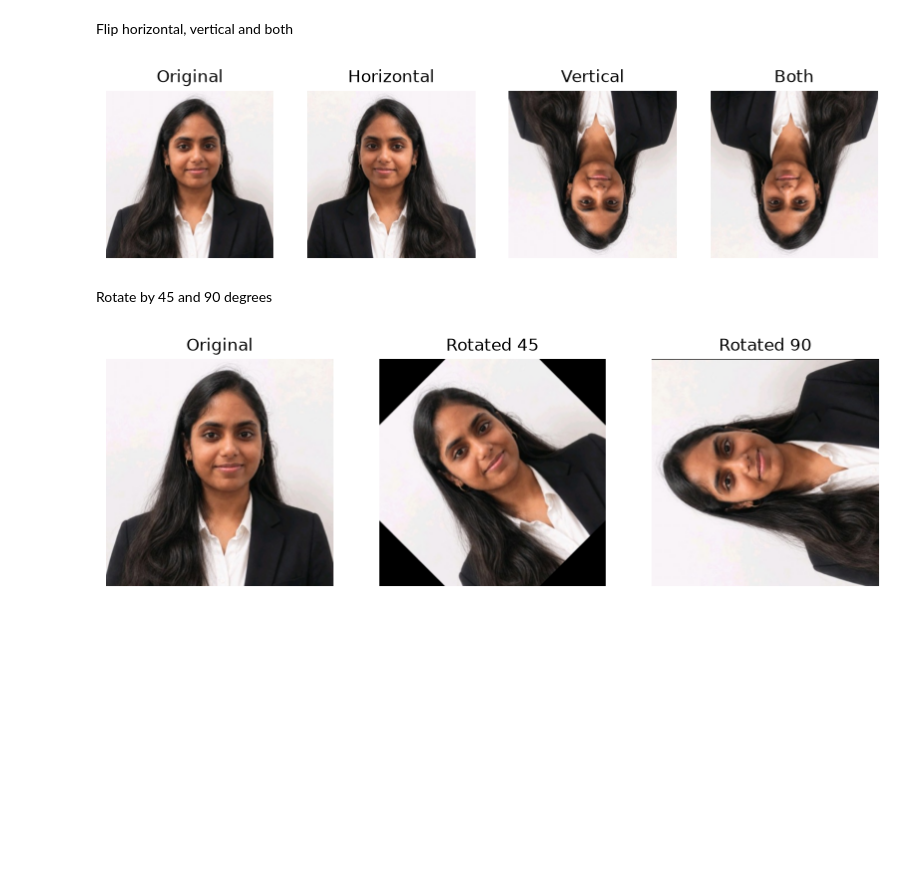
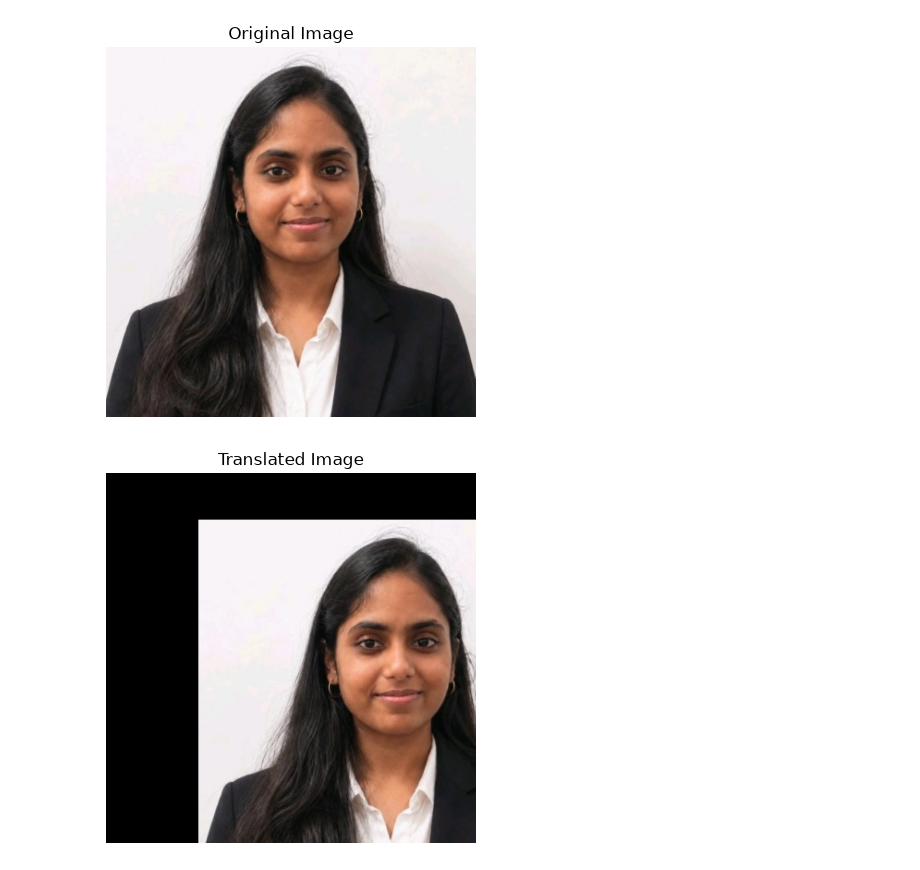
Before and after one commit to Ramithachowdary/Geometric-Transformations-Using-OpenCV, a Jupyter notebook: Ex-4.ipynb, the cells around one changed output. Cells and saved outputs as stored; diff of their text form; code cells hidden in the pictures; blank space fills up the shorter version.

```diff
--- a/Ex-4.ipynb
+++ b/Ex-4.ipynb
@@ -74,36 +10,8 @@ plt.show()
-# %% [markdown]
-Flip horizontal, vertical and both
-# %%
-plt.figure(figsize=(10, 3))
-titles = ["Original", "Horizontal", "Vertical", "Both"]
-pics = [img, cv2.flip(img, 1), cv2.flip(img, 0), cv2.flip(img, -1)]
-for i in range(4):
-    plt.subplot(1, 4, i + 1)
-    plt.imshow(pics[i])
-    plt.title(titles[i])
-    plt.axis("off")
-plt.show()
-# %% [output]
-[figure, removed]
-# %% [markdown]
-Rotate by 45 and 90 degrees
-# %%
-centre = (cols / 2, rows / 2)
-rot45 = cv2.warpAffine(img, cv2.getRotationMatrix2D(centre, 45, 1), (cols, rows))
-rot90 = cv2.warpAffine(img, cv2.getRotationMatrix2D(centre, 90, 1), (cols, rows))
-plt.figure(figsize=(10, 4))
-plt.subplot(1, 3, 1)
-plt.imshow(img)
-plt.title("Original")
-plt.axis("off")
-plt.subplot(1, 3, 2)
-plt.imshow(rot45)
-plt.title("Rotated 45")
-plt.axis("off")
-plt.subplot(1, 3, 3)
-plt.imshow(rot90)
-plt.title("Rotated 90")
-plt.axis("off")
-plt.show()
-# %% [output]
-[figure, removed]
+# %%
+image = cv2.imread('ramitha.png')
+# %%
+plt.imshow(cv2.cvtColor(image, cv2.COLOR_BGR2RGB))
+plt.title("Original Image")
+plt.axis('off')
+# %% [output]
+[figure, added]
@@ -109,0 +22,6 @@ plt.show()
+# %%
+plt.imshow(cv2.cvtColor(translated_image, cv2.COLOR_BGR2RGB))
+plt.title("Translated Image")
+plt.axis('off')
+# %% [output]
+[figure, added]
```
Also changed, not shown: parts of 20 cells of this notebook, 13 other files.
